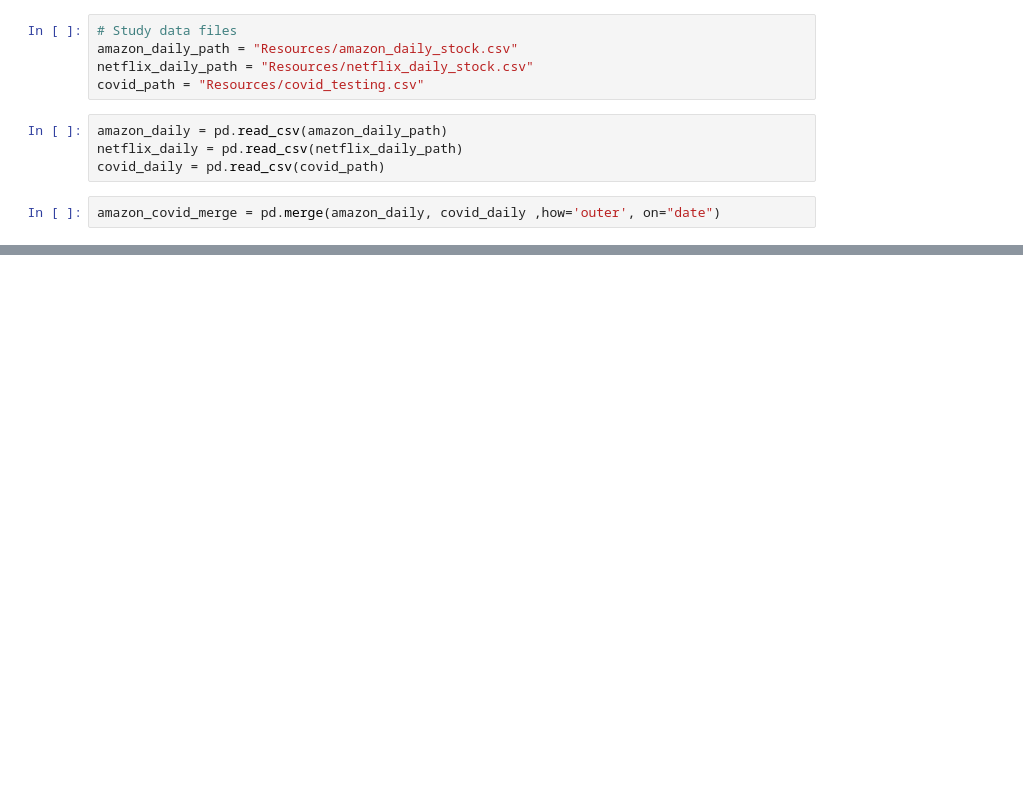
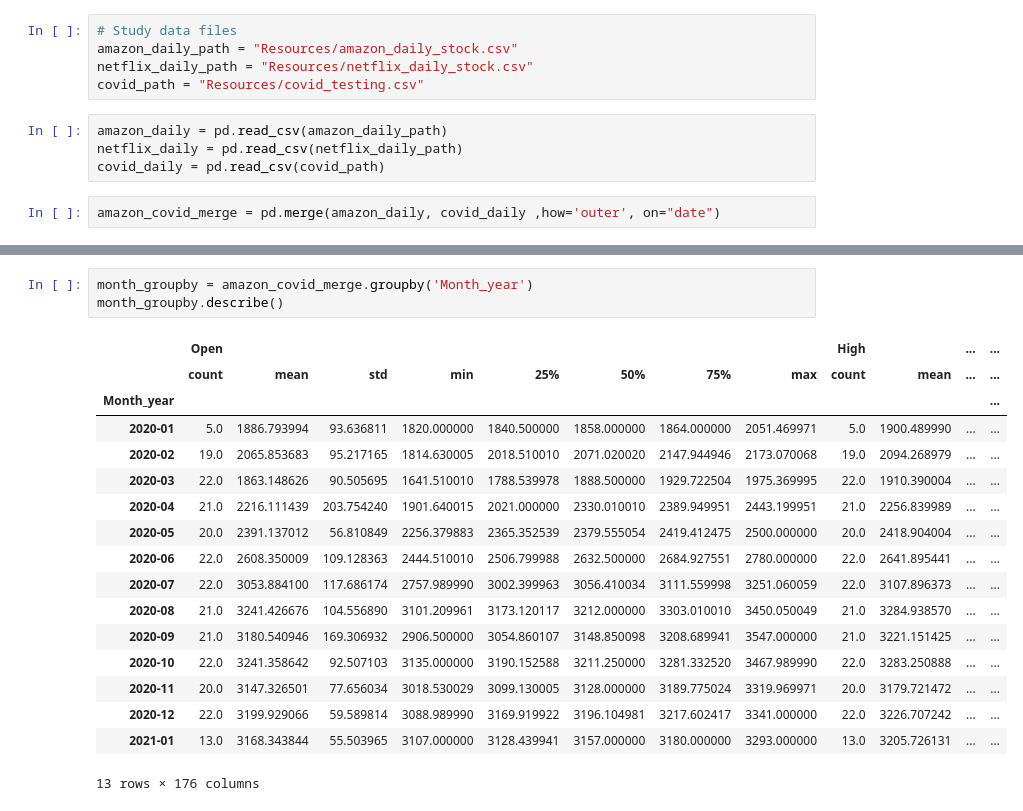
Before and after one commit to kenjyeh/US_COVID_Impact, a Jupyter notebook: Stock Comparisons/Stock Comparison.ipynb, the cells around one changed output, grey strips where cells are left out. Drawn from its saved outputs; the diff is of its cells as text; blank space fills up the shorter version.

```diff
--- a/Stock Comparisons/Stock Comparison.ipynb
+++ b/Stock Comparisons/Stock Comparison.ipynb
@@ -29,0 +77,21 @@ amazon_covid_merge.head()
+# %%
+month_groupby = amazon_covid_merge.groupby('Month_year')
+month_groupby.describe()
+# %% [output]
+|  | Open |  |  |  |  |  |  |  | High |  | ... | ... |
+|  | count | mean | std | min | 25% | 50% | 75% | max | count | mean | ... | ... |
+| Month_year |  |  |  |  |  |  |  |  |  |  |  | ... |
+| 2020-01 | 5.0 | 1886.793994 | 93.636811 | 1820.000000 | 1840.500000 | 1858.000000 | 1864.000000 | 2051.469971 | 5.0 | 1900.489990 | ... | ... |
+| 2020-02 | 19.0 | 2065.853683 | 95.217165 | 1814.630005 | 2018.510010 | 2071.020020 | 2147.944946 | 2173.070068 | 19.0 | 2094.268979 | ... | ... |
+| 2020-03 | 22.0 | 1863.148626 | 90.505695 | 1641.510010 | 1788.539978 | 1888.500000 | 1929.722504 | 1975.369995 | 22.0 | 1910.390004 | ... | ... |
+| 2020-04 | 21.0 | 2216.111439 | 203.754240 | 1901.640015 | 2021.000000 | 2330.010010 | 2389.949951 | 2443.199951 | 21.0 | 2256.839989 | ... | ... |
+| 2020-05 | 20.0 | 2391.137012 | 56.810849 | 2256.379883 | 2365.352539 | 2379.555054 | 2419.412475 | 2500.000000 | 20.0 | 2418.904004 | ... | ... |
+| 2020-06 | 22.0 | 2608.350009 | 109.128363 | 2444.510010 | 2506.799988 | 2632.500000 | 2684.927551 | 2780.000000 | 22.0 | 2641.895441 | ... | ... |
+| 2020-07 | 22.0 | 3053.884100 | 117.686174 | 2757.989990 | 3002.399963 | 3056.410034 | 3111.559998 | 3251.060059 | 22.0 | 3107.896373 | ... | ... |
+| 2020-08 | 21.0 | 3241.426676 | 104.556890 | 3101.209961 | 3173.120117 | 3212.000000 | 3303.010010 | 3450.050049 | 21.0 | 3284.938570 | ... | ... |
+| 2020-09 | 21.0 | 3180.540946 | 169.306932 | 2906.500000 | 3054.860107 | 3148.850098 | 3208.689941 | 3547.000000 | 21.0 | 3221.151425 | ... | ... |
+| 2020-10 | 22.0 | 3241.358642 | 92.507103 | 3135.000000 | 3190.152588 | 3211.250000 | 3281.332520 | 3467.989990 | 22.0 | 3283.250888 | ... | ... |
+| 2020-11 | 20.0 | 3147.326501 | 77.656034 | 3018.530029 | 3099.130005 | 3128.000000 | 3189.775024 | 3319.969971 | 20.0 | 3179.721472 | ... | ... |
+| 2020-12 | 22.0 | 3199.929066 | 59.589814 | 3088.989990 | 3169.919922 | 3196.104981 | 3217.602417 | 3341.000000 | 22.0 | 3226.707242 | ... | ... |
+| 2021-01 | 13.0 | 3168.343844 | 55.503965 | 3107.000000 | 3128.439941 | 3157.000000 | 3180.000000 | 3293.000000 | 13.0 | 3205.726131 | ... | ... |
+13 rows × 176 columns
```
Also changed, not shown: parts of 11 cells of this notebook.
